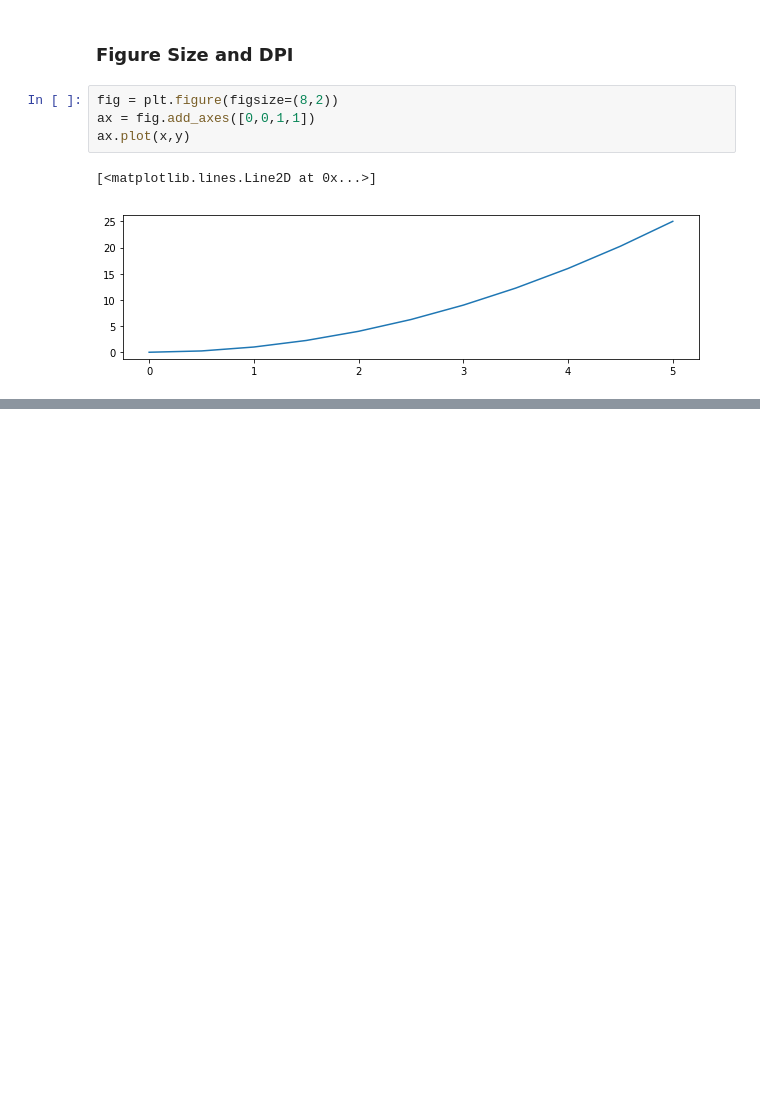
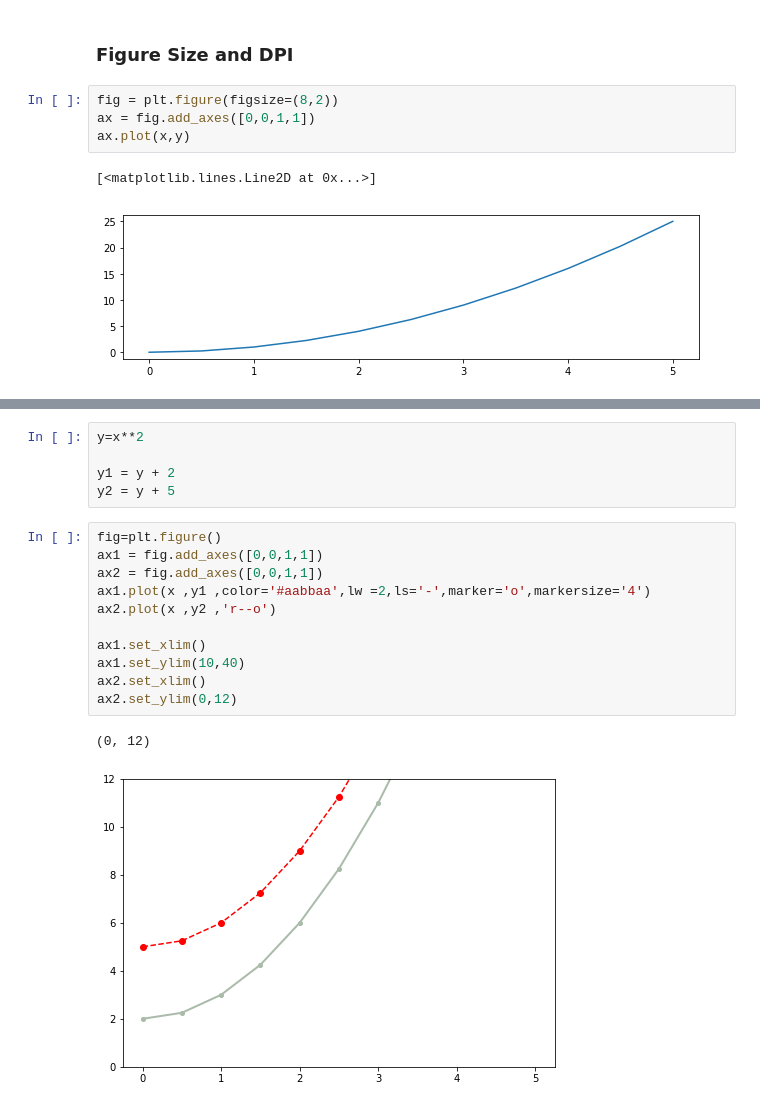
Before and after one commit to risarora/pythonML, a Jupyter notebook: 4. Matplotlib.ipynb, the cells around one changed output, grey strips where cells are left out. Cells and saved outputs as stored; diff of their text form; blank space fills up the shorter version.

```diff
--- a/4. Matplotlib.ipynb
+++ b/4. Matplotlib.ipynb
@@ -145,0 +172,19 @@ IndexError: index 2 is out of bounds for axis 0 with size 2
+# %%
+y=x**2
+
+y1 = y + 2
+y2 = y + 5
+# %%
+fig=plt.figure()
+ax1 = fig.add_axes([0,0,1,1])
+ax2 = fig.add_axes([0,0,1,1])
+ax1.plot(x ,y1 ,color='#aabbaa',lw =2,ls='-',marker='o',markersize='4')
+ax2.plot(x ,y2 ,'r--o')
+
+ax1.set_xlim()
+ax1.set_ylim(10,40)
+ax2.set_xlim()
+ax2.set_ylim(0,12)
+# %% [output]
+(0, 12)
+[figure, added]
```
Also changed, not shown: parts of 6 cells of this notebook, 4 other files.
